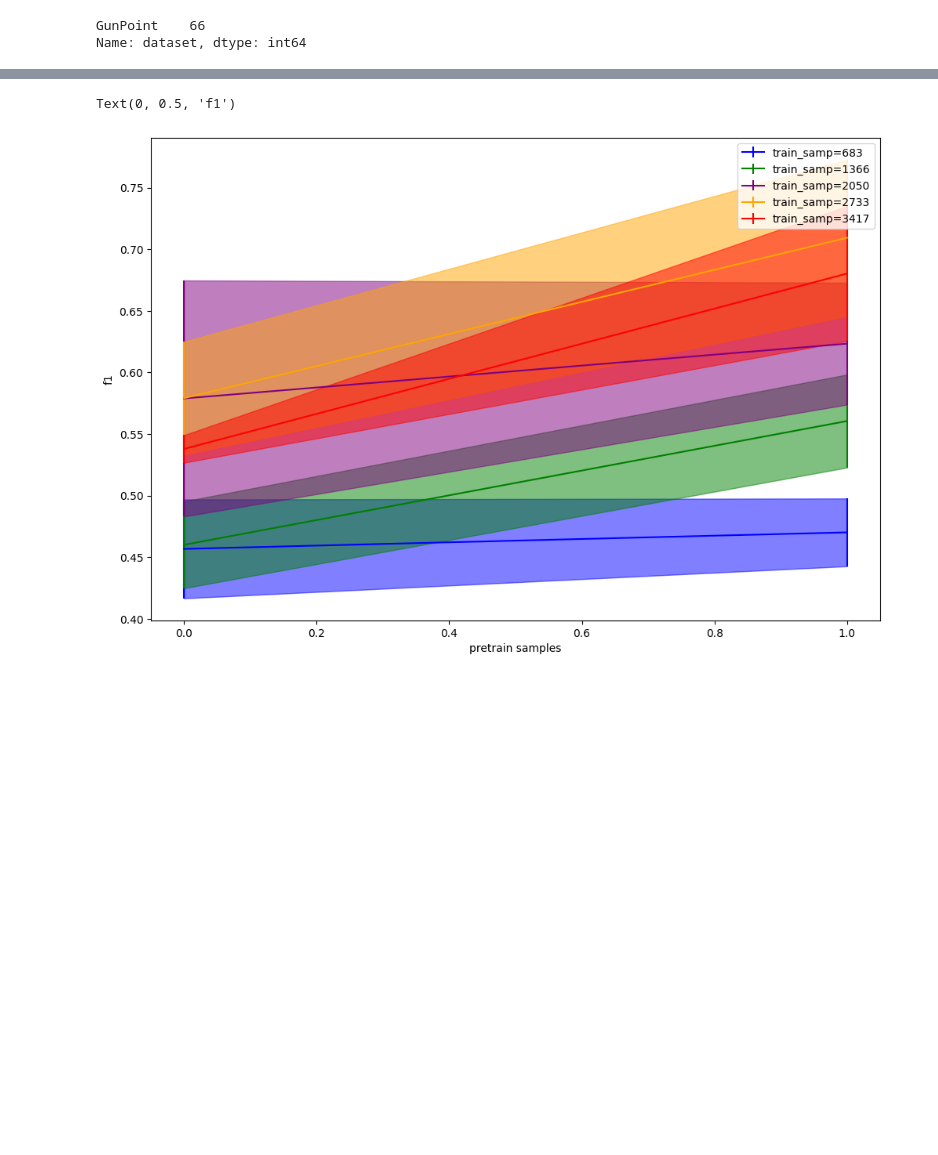
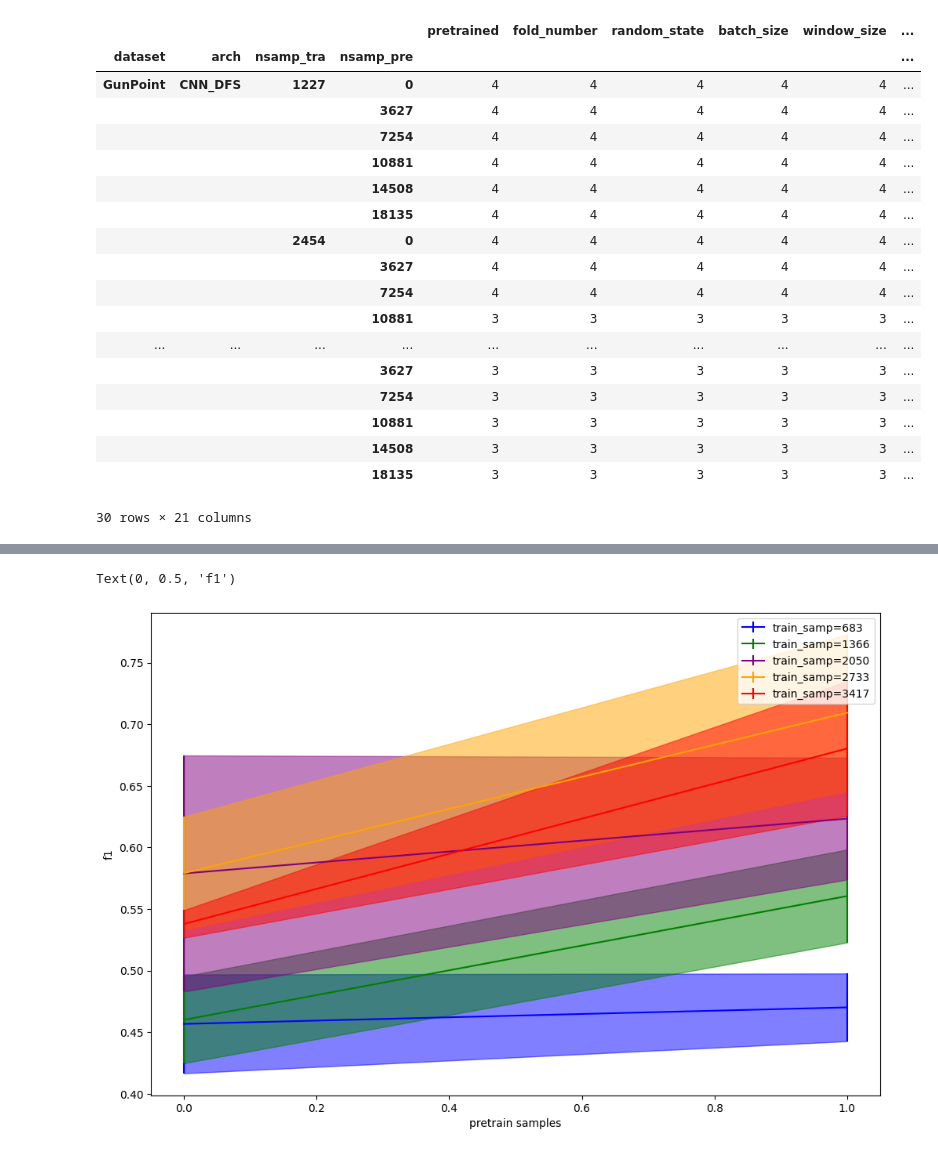
Before and after one commit to mbisan/s3ts, a Jupyter notebook: graphs.ipynb, the cells around one changed output, grey strips where cells are left out. Cells and saved outputs as stored; diff of their text form; code cells hidden in the pictures; blank space fills up the shorter version.

```diff
--- a/graphs.ipynb
+++ b/graphs.ipynb
@@ -14,9 +14,26 @@ from pathlib import Path
 # auxiliary functions
 import s3ts.analysis as aux
 # %%
-df = aux.load_data(Path("results_synced/atlas_ratio/"))
-df["dataset"].value_counts()
+df = aux.load_data(Path("results_synced/ratio_v3/"))
+df.groupby(["dataset", "arch", "nsamp_tra", "nsamp_pre"]).count()
 #df = df[df["fold_number"] == 1]
 # %% [output]
+|  |  |  |  | pretrained | fold_number | random_state | batch_size | window_size | ... |
+| dataset | arch | nsamp_tra | nsamp_pre |  |  |  |  |  | ... |
+| GunPoint | CNN_DFS | 1227 | 0 | 4 | 4 | 4 | 4 | 4 | ... |
+|  |  |  | 3627 | 4 | 4 | 4 | 4 | 4 | ... |
+|  |  |  | 7254 | 4 | 4 | 4 | 4 | 4 | ... |
+|  |  |  | 10881 | 4 | 4 | 4 | 4 | 4 | ... |
+|  |  |  | 14508 | 4 | 4 | 4 | 4 | 4 | ... |
+|  |  |  | 18135 | 4 | 4 | 4 | 4 | 4 | ... |
+|  |  | 2454 | 0 | 4 | 4 | 4 | 4 | 4 | ... |
+|  |  |  | 3627 | 4 | 4 | 4 | 4 | 4 | ... |
+|  |  |  | 7254 | 4 | 4 | 4 | 4 | 4 | ... |
+|  |  |  | 10881 | 3 | 3 | 3 | 3 | 3 | ... |
+| ... | ... | ... | ... | ... | ... | ... | ... | ... | ... |
+|  |  |  | 3627 | 3 | 3 | 3 | 3 | 3 | ... |
+|  |  |  | 7254 | 3 | 3 | 3 | 3 | 3 | ... |
+|  |  |  | 10881 | 3 | 3 | 3 | 3 | 3 | ... |
+|  |  |  | 14508 | 3 | 3 | 3 | 3 | 3 | ... |
+|  |  |  | 18135 | 3 | 3 | 3 | 3 | 3 | ... |
-GunPoint    66
-Name: dataset, dtype: int64
+30 rows × 21 columns
```
Also changed, not shown: parts of 3 cells of this notebook, 46 other files.
